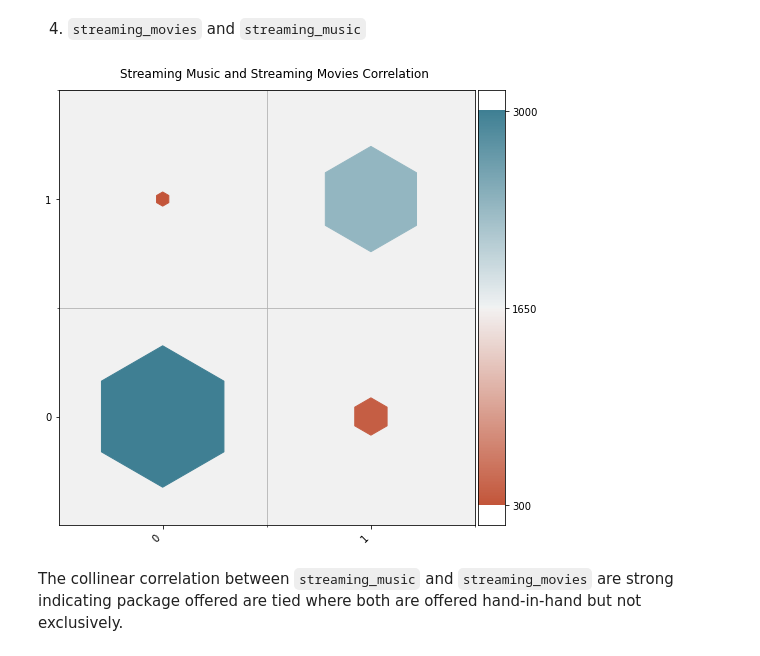
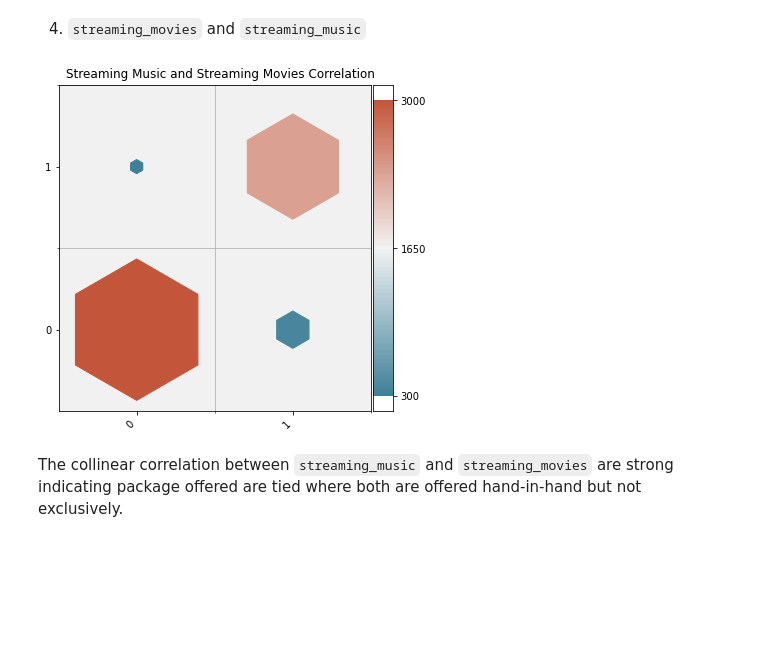
Before and after one commit to JeanLiew/Customer_Attrition_Model, a Jupyter notebook: code/02_EDA.ipynb, the cells around one changed output. Drawn from its saved outputs; the diff is of its cells as text; code cells hidden in the pictures; blank space fills up the shorter version.

```diff
--- a/code/02_EDA.ipynb
+++ b/code/02_EDA.ipynb
@@ -418,28 +418,28 @@ Looking into the relationship between `married` feature and havign `referred_a_f
 4. `streaming_movies` and `streaming_music`
 # %%
 #plot viz for heatmap
-palette = sns.diverging_palette(20, 220, n=256)
+palette = sns.diverging_palette(225, 20, n=256)
 plot_df = telco.copy()
 plot_df['count'] = np.ones(len(telco))
 g = plot_df.groupby(['streaming_movies', 'streaming_music']).count()[['count']].reset_index()
-plt.figure(figsize=(8, 8))
+plt.figure(figsize=(6, 6))
 heatmap(
     x=g['streaming_movies'],
     y=g['streaming_music'],
     color=g['count'],
     size=g['count'],
     marker='h',
     size_scale=20000,
     palette = palette,
     color_range = (300, 3000),
 
 )
 
 plt.suptitle('Streaming Music and Streaming Movies Correlation', y=0.92)
 plt.savefig('../images/music_vs_movie_corr.png')
 plt.show()
 # %% [output]
-[figure, old version]
+[figure, new version]
 # %% [markdown]
 The collinear correlation between `streaming_music` and `streaming_movies` are strong indicating package offered are tied where both are offered hand-in-hand but not exclusively.
 # %%
```
Also changed, not shown: parts of 18 cells of this notebook, 23 other files.
